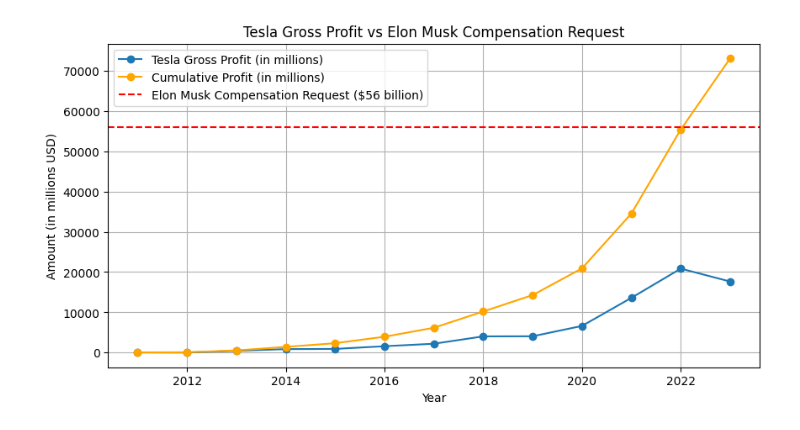
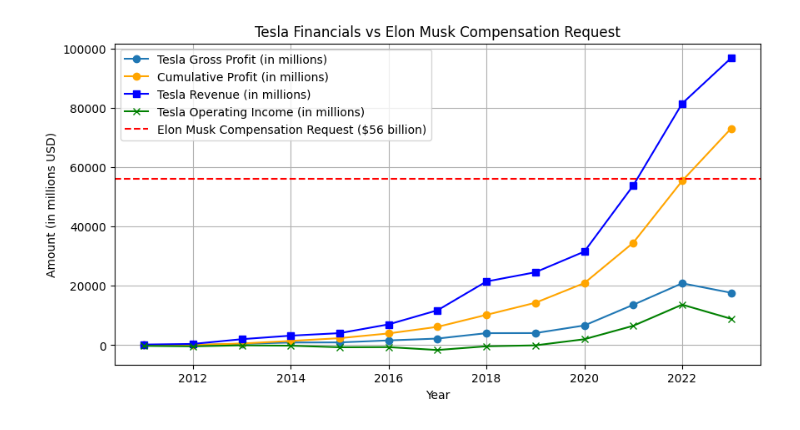
Before and after one commit to RonMallory/tesla_gross_profit_vs_comp_package, a Jupyter notebook: TeslaGrossProfitAnalysis.ipynb, the cells around one changed output. Cells and saved outputs as stored; diff of their text form; code cells hidden in the pictures.

Commit message:
feat: add additional financial data

```diff
--- a/TeslaGrossProfitAnalysis.ipynb
+++ b/TeslaGrossProfitAnalysis.ipynb
@@ -2,52 +2,92 @@
 import matplotlib.pyplot as plt
 import numpy as np
 
-# Data for Tesla's gross profits by year
+# Data for years
 years = list(range(2011, 2024))
+
+# Financial data for Tesla
 gross_profits = [
-    62,  # 2011
-    30,  # 2012
-    456,  # 2013
-    882,  # 2014
-    924,  # 2015
-    1599,  # 2016
-    2223,  # 2017
-    4042,  # 2018
-    4069,  # 2019
-    6630,  # 2020
-    13606,  # 2021
-    20853,  # 2022
-    17660,  # 2023
+    62,
+    30,
+    456,
+    882,
+    924,
+    1599,
+    2223,
+    4042,
+    4069,
+    6630,
+    13606,
+    20853,
+    17660,
+]
+revenues = [
+    204,
+    413,
+    2013,
+    3198,
+    4046,
+    7000,
+    11759,
+    21461,
+    24578,
+    31536,
+    53823,
+    81462,
+    96773,
+]
+operating_incomes = [
+    -251,
+    -394,
+    -61,
+    -187,
+    -717,
+    -667,
+    -1632,
+    -388,
+    -69,
+    1994,
+    6523,
+    13656,
+    8891,
 ]
 
 # Calculate the cumulative profits
 cumulative_profits = np.cumsum(gross_profits)
 
 # Create the plot
 plt.figure(figsize=(10, 5))
 plt.plot(years, gross_profits, marker="o", label="Tesla Gross Profit (in millions)")
 plt.plot(
     years,
     cumulative_profits,
     marker="o",
     color="orange",
     label="Cumulative Profit (in millions)",
 )
+plt.plot(years, revenues, marker="s", color="blue", label="Tesla Revenue (in millions)")
+plt.plot(
+    years,
+    operating_incomes,
+    marker="x",
+    color="green",
+    label="Tesla Operating Income (in millions)",
+)
 plt.axhline(
     y=56000,
     color="r",
     linestyle="--",
     label="Elon Musk Compensation Request ($56 billion)",
 )
 
 # Add labels, title, and grid
-plt.title("Tesla Gross Profit vs Elon Musk Compensation Request")
+plt.title("Tesla Financials vs Elon Musk Compensation Request")
 plt.xlabel("Year")
 plt.ylabel("Amount (in millions USD)")
 plt.legend()
 plt.grid(True)
 
 # Show the plot
 plt.show()
 # %% [output]
-[figure, old version]
+[figure, new version]
```
